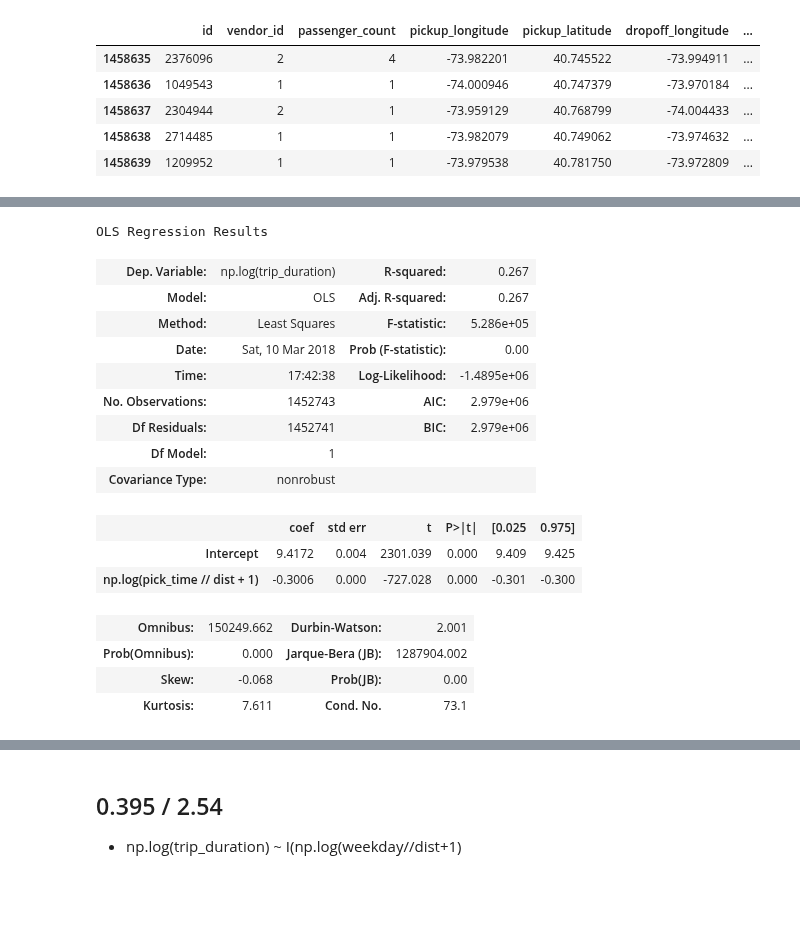
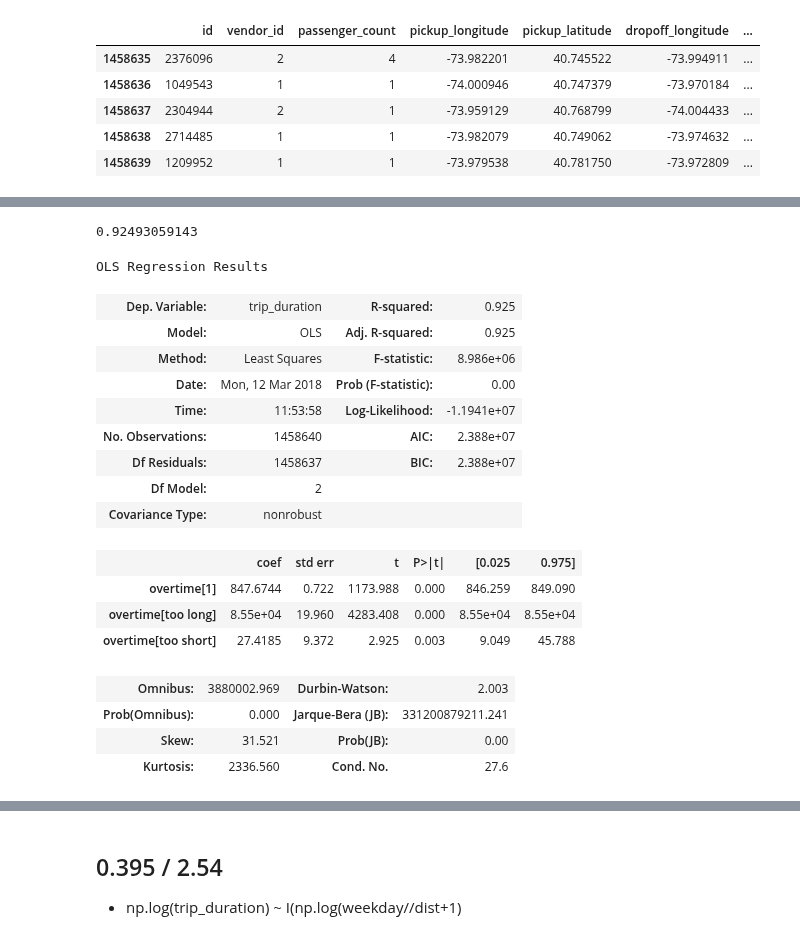
Before and after one commit to Moons08/dss-project-taxi, a Jupyter notebook: Mk/fitting.ipynb, the cells around one changed output, grey strips where cells are left out. Cells and saved outputs as stored; diff of their text form; code cells hidden in the pictures; blank space fills up the shorter version.

```diff
--- a/Mk/fitting.ipynb
+++ b/Mk/fitting.ipynb
@@ -14,8 +13,6 @@ taxi.tail()
 | 1458637 | 2304944 | 2 | 1 | -73.959129 | 40.768799 | -74.004433 | ... |
 | 1458638 | 2714485 | 1 | 1 | -73.982079 | 40.749062 | -73.974632 | ... |
 | 1458639 | 1209952 | 1 | 1 | -73.979538 | 40.781750 | -73.972809 | ... |
-# %%
-taxi['hour'] = taxi['pick_time'].apply(lambda x: round(x/3600))
 # %%
 taxi.drop('drop_time', axis=1, inplace=True)
 taxi.drop(['holiday_Fri', 'store_and_fwd_flag', 'id'], axis=1, inplace=True)
@@ -53,0 +119,6 @@ len(Dropped)
+# %%
+taxi['overtime'] = taxi['trip_duration'].apply(lambda x: 'too long' if x > 80000 else 'too short' if x <60 else 1 )
+# %%
+taxi['overtime2'] = taxi['trip_duration'].apply(lambda x: 0 if x > 80000 else 1 )
+# %%
+taxi['new_dist'] = taxi['dist']*taxi['overtime2']
@@ -64,22 +157,25 @@ R - 0.267 / cond.no 73.1
 # %%
-model =  sm.OLS.from_formula("np.log(trip_duration) ~ np.log(pick_time//dist +1)", data=taxi)
+model =  sm.OLS.from_formula("trip_duration ~ overtime + 0", data=taxi)
 result = model.fit()
+print(result.rsquared)
 result.summary()
 # %% [output]
-OLS Regression Results
+0.92493059143
+OLS Regression Results
-| Dep. Variable: | np.log(trip_duration) | R-squared: | 0.267 |
-| Model: | OLS | Adj. R-squared: | 0.267 |
-| Method: | Least Squares | F-statistic: | 5.286e+05 |
-| Date: | Sat, 10 Mar 2018 | Prob (F-statistic): | 0.00 |
-| Time: | 17:42:38 | Log-Likelihood: | -1.4895e+06 |
-| No. Observations: | 1452743 | AIC: | 2.979e+06 |
-| Df Residuals: | 1452741 | BIC: | 2.979e+06 |
-| Df Model: | 1 |  |  |
+| Dep. Variable: | trip_duration | R-squared: | 0.925 |
+| Model: | OLS | Adj. R-squared: | 0.925 |
+| Method: | Least Squares | F-statistic: | 8.986e+06 |
+| Date: | Mon, 12 Mar 2018 | Prob (F-statistic): | 0.00 |
+| Time: | 11:53:58 | Log-Likelihood: | -1.1941e+07 |
+| No. Observations: | 1458640 | AIC: | 2.388e+07 |
+| Df Residuals: | 1458637 | BIC: | 2.388e+07 |
+| Df Model: | 2 |  |  |
 | Covariance Type: | nonrobust |  |  |
 |  | coef | std err | t | P>|t| | [0.025 | 0.975] |
-| Intercept | 9.4172 | 0.004 | 2301.039 | 0.000 | 9.409 | 9.425 |
-| np.log(pick_time // dist + 1) | -0.3006 | 0.000 | -727.028 | 0.000 | -0.301 | -0.300 |
+| overtime[1] | 847.6744 | 0.722 | 1173.988 | 0.000 | 846.259 | 849.090 |
+| overtime[too long] | 8.55e+04 | 19.960 | 4283.408 | 0.000 | 8.55e+04 | 8.55e+04 |
+| overtime[too short] | 27.4185 | 9.372 | 2.925 | 0.003 | 9.049 | 45.788 |
-| Omnibus: | 150249.662 | Durbin-Watson: | 2.001 |
-| Prob(Omnibus): | 0.000 | Jarque-Bera (JB): | 1287904.002 |
-| Skew: | -0.068 | Prob(JB): | 0.00 |
-| Kurtosis: | 7.611 | Cond. No. | 73.1 |
+| Omnibus: | 3880002.969 | Durbin-Watson: | 2.003 |
+| Prob(Omnibus): | 0.000 | Jarque-Bera (JB): | 331200879211.241 |
+| Skew: | 31.521 | Prob(JB): | 0.00 |
+| Kurtosis: | 2336.560 | Cond. No. | 27.6 |
```
Also changed, not shown: parts of 26 cells of this notebook.
